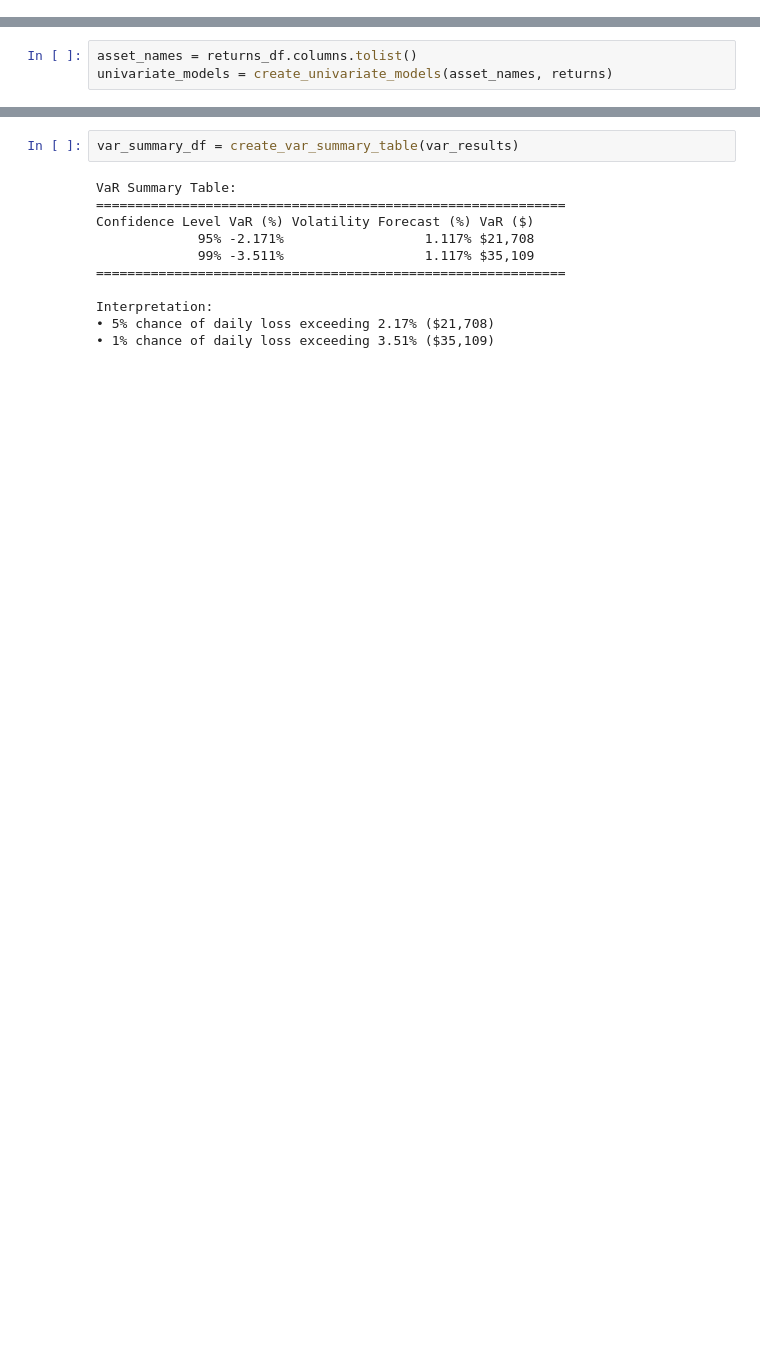
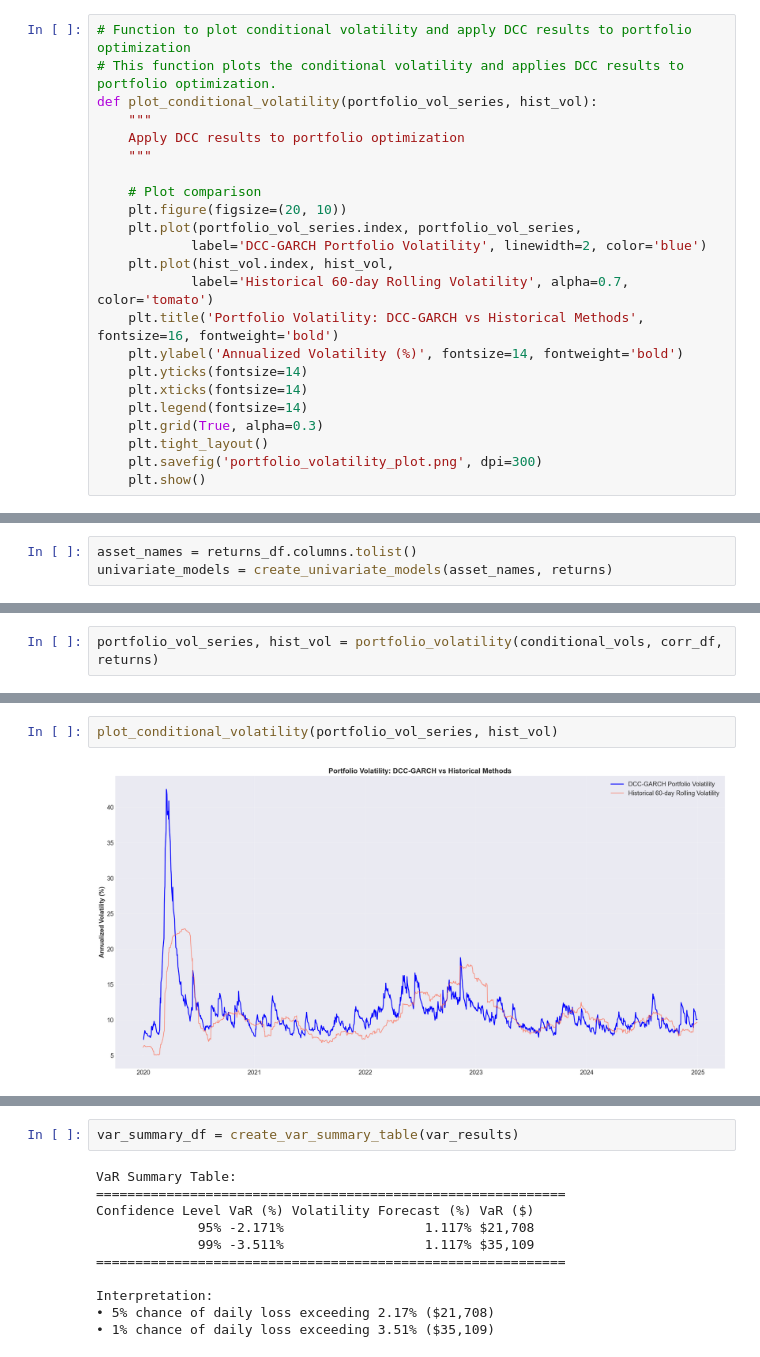
Before and after one commit to imoore99/GARCH, a Jupyter notebook: GARCH.ipynb, the cells around one changed output, grey strips where cells are left out. Saved outputs shown, nothing was run; the diff lists cells and outputs as text; blank space fills up the shorter version.

```diff
--- a/GARCH.ipynb
+++ b/GARCH.ipynb
@@ -300,0 +505,23 @@ def run_std_residuals_tests_on_best_model(std_residuals):
+# %%
+# Function to plot conditional volatility and apply DCC results to portfolio optimization
+# This function plots the conditional volatility and applies DCC results to portfolio optimization.
+def plot_conditional_volatility(portfolio_vol_series, hist_vol):
+    """
+    Apply DCC results to portfolio optimization
+    """
+
+    # Plot comparison
+    plt.figure(figsize=(20, 10))
+    plt.plot(portfolio_vol_series.index, portfolio_vol_series,
+            label='DCC-GARCH Portfolio Volatility', linewidth=2, color='blue')
+    plt.plot(hist_vol.index, hist_vol,
+            label='Historical 60-day Rolling Volatility', alpha=0.7, color='tomato')
+    plt.title('Portfolio Volatility: DCC-GARCH vs Historical Methods', fontsize=16, fontweight='bold')
+    plt.ylabel('Annualized Volatility (%)', fontsize=14, fontweight='bold')
+    plt.yticks(fontsize=14)
+    plt.xticks(fontsize=14)
+    plt.legend(fontsize=14)
+    plt.grid(True, alpha=0.3)
+    plt.tight_layout()
+    plt.savefig('portfolio_volatility_plot.png', dpi=300)
+    plt.show()
@@ -677,0 +1348,2 @@ Length: 1257, dtype: float64
+# %%
+portfolio_vol_series, hist_vol = portfolio_volatility(conditional_vols, corr_df, returns)
@@ -677,0 +1368,4 @@ Length: 1257, dtype: float64
+# %%
+plot_conditional_volatility(portfolio_vol_series, hist_vol)
+# %% [output]
+[figure, added]
```
Also changed, not shown: parts of 90 cells of this notebook, 4 other files.
